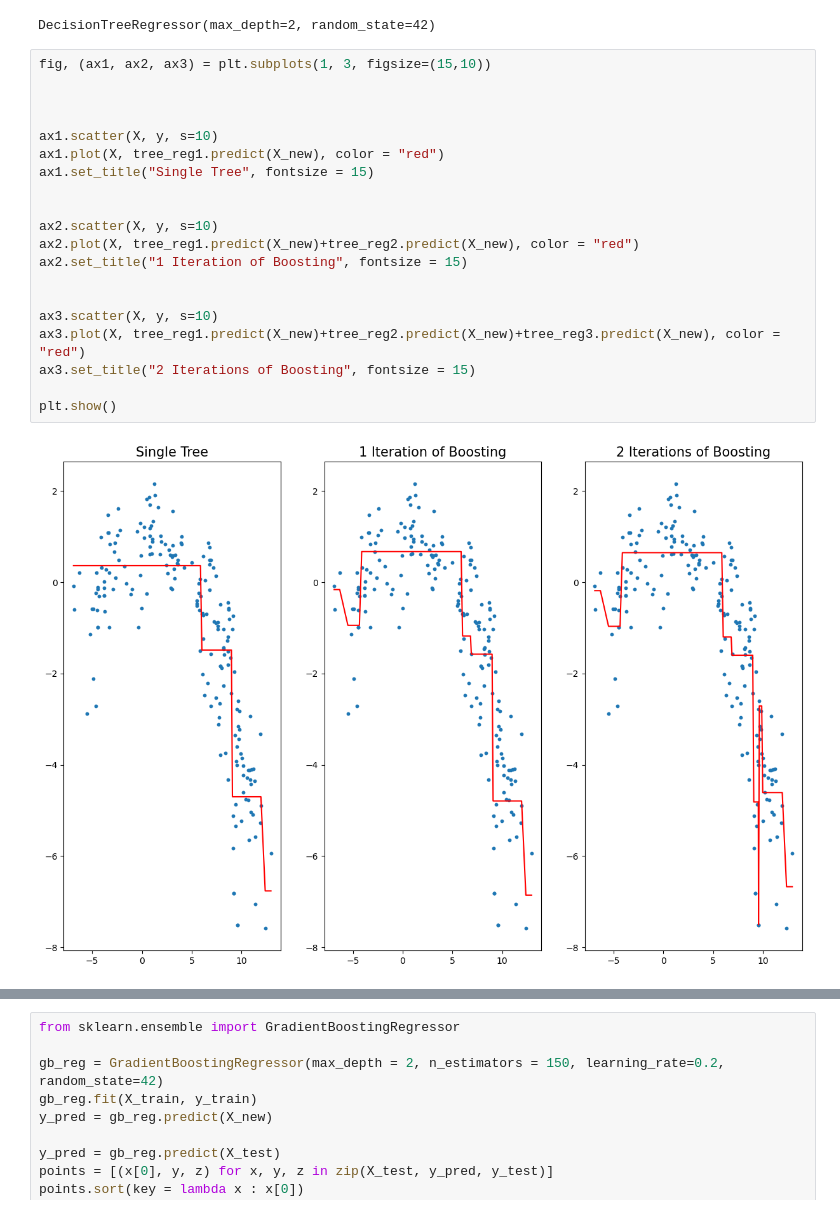
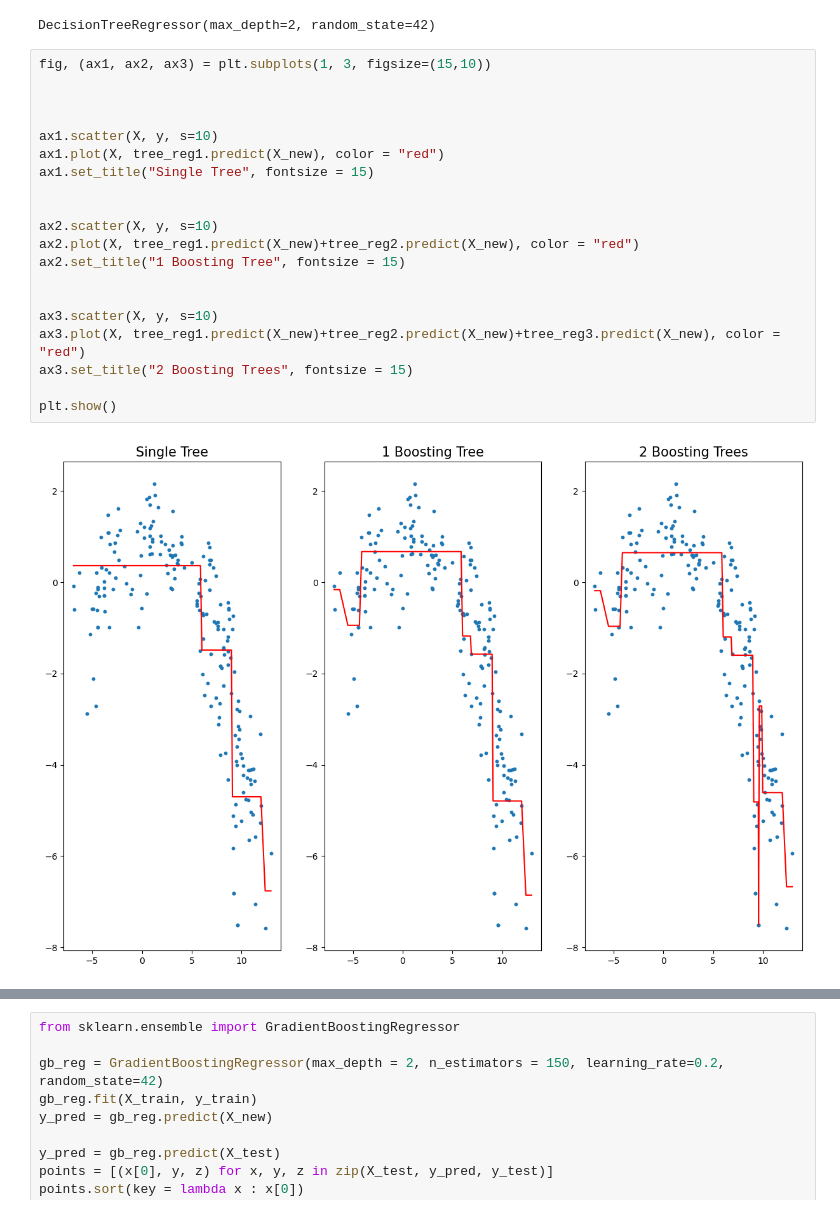
Before and after one commit to JohnAltman1/JohnA-CMOR-438-Spring-2025, a Jupyter notebook: Supervised Learning/Ensemble/ensemble.ipynb, the cells around one changed output, grey strips where cells are left out. Saved outputs shown, nothing was run; the diff lists cells and outputs as text.

```diff
--- a/Supervised Learning/Ensemble/ensemble.ipynb
+++ b/Supervised Learning/Ensemble/ensemble.ipynb
@@ -154,22 +154,22 @@ DecisionTreeRegressor(max_depth=2, random_state=42)
 # %%
 fig, (ax1, ax2, ax3) = plt.subplots(1, 3, figsize=(15,10))
 
 
 
 ax1.scatter(X, y, s=10)
 ax1.plot(X, tree_reg1.predict(X_new), color = "red")
 ax1.set_title("Single Tree", fontsize = 15)
 
 
 ax2.scatter(X, y, s=10)
 ax2.plot(X, tree_reg1.predict(X_new)+tree_reg2.predict(X_new), color = "red")
-ax2.set_title("1 Iteration of Boosting", fontsize = 15)
+ax2.set_title("1 Boosting Tree", fontsize = 15)
 
 
 ax3.scatter(X, y, s=10)
 ax3.plot(X, tree_reg1.predict(X_new)+tree_reg2.predict(X_new)+tree_reg3.predict(X_new), color = "red")
-ax3.set_title("2 Iterations of Boosting", fontsize = 15)
+ax3.set_title("2 Boosting Trees", fontsize = 15)
 
 plt.show()
 # %% [output]
-[figure, old version]
+[figure, new version]
```
Also changed, not shown: parts of 4 cells of this notebook, 1 other file.
